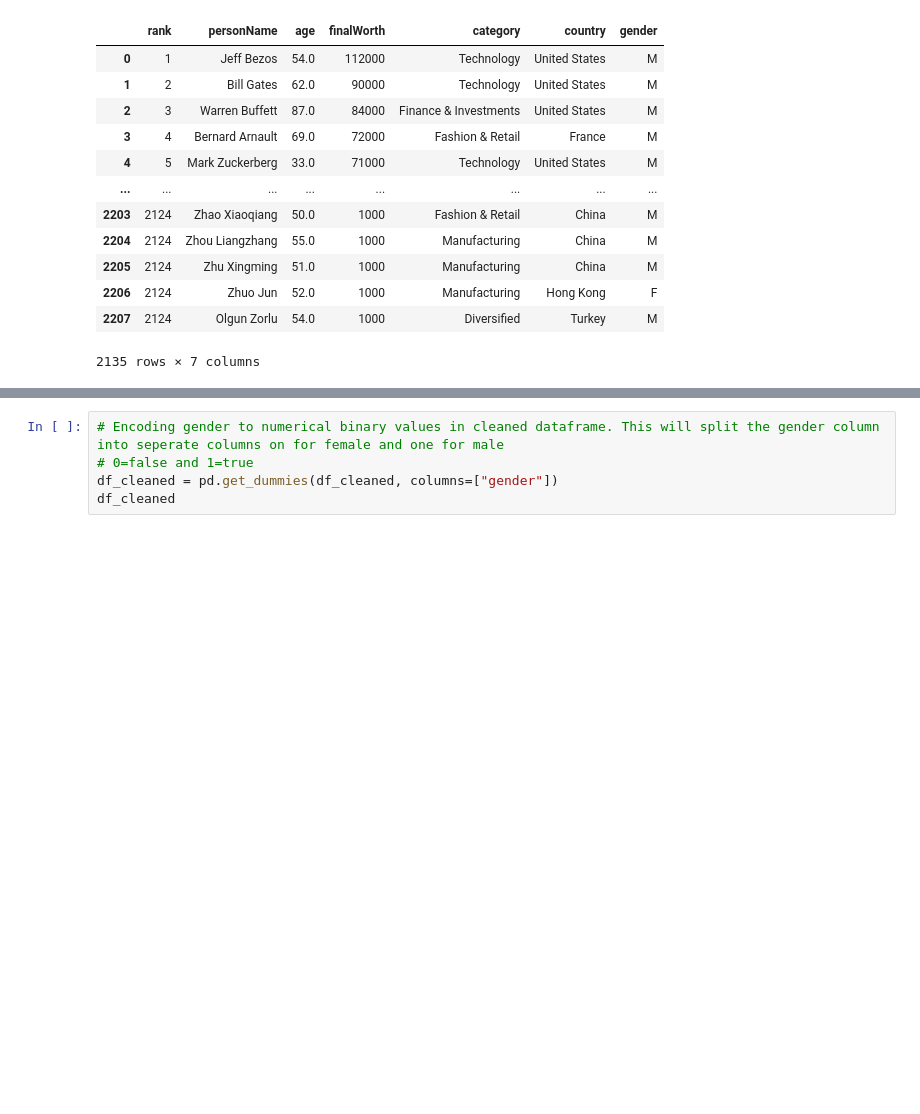
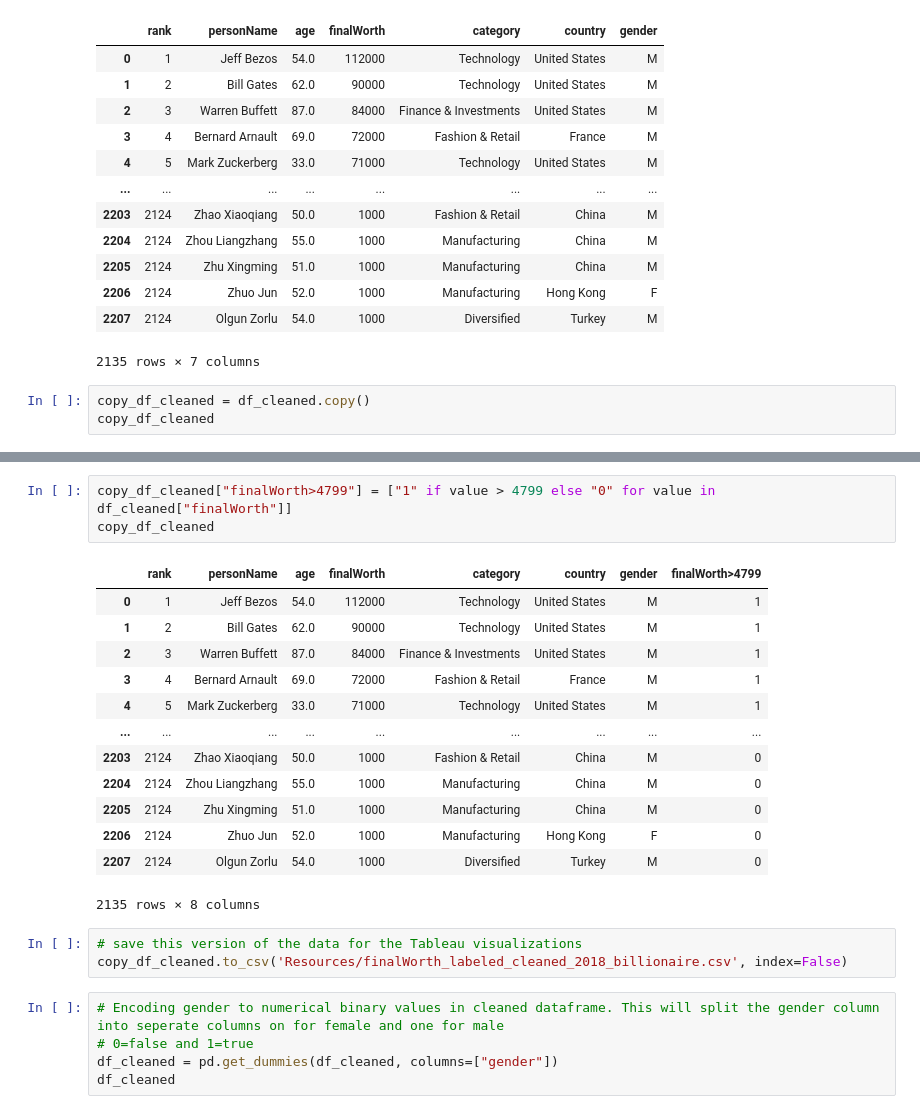
Before and after one commit to SEngel23/Billionaire_Analysis, a Jupyter notebook: cleaning_data_2018.ipynb, the cells around one changed output, grey strips where cells are left out. Saved outputs shown, nothing was run; the diff lists cells and outputs as text; blank space fills up the shorter version.

```diff
--- a/cleaning_data_2018.ipynb
+++ b/cleaning_data_2018.ipynb
@@ -165,3 +165,6 @@ df_cleaned.drop_duplicates()
 | 2206 | 2124 | Zhuo Jun | 52.0 | 1000 | Manufacturing | Hong Kong | F |
 | 2207 | 2124 | Olgun Zorlu | 54.0 | 1000 | Diversified | Turkey | M |
 2135 rows × 7 columns
+# %%
+copy_df_cleaned = df_cleaned.copy()
+copy_df_cleaned
@@ -168,3 +185,23 @@ df_cleaned.drop_duplicates()
+# %%
+copy_df_cleaned["finalWorth>4799"] = ["1" if value > 4799 else "0" for value in df_cleaned["finalWorth"]]
+copy_df_cleaned
+# %% [output]
+|  | rank | personName | age | finalWorth | category | country | gender | finalWorth>4799 |
+| 0 | 1 | Jeff Bezos | 54.0 | 112000 | Technology | United States | M | 1 |
+| 1 | 2 | Bill Gates | 62.0 | 90000 | Technology | United States | M | 1 |
+| 2 | 3 | Warren Buffett | 87.0 | 84000 | Finance & Investments | United States | M | 1 |
+| 3 | 4 | Bernard Arnault | 69.0 | 72000 | Fashion & Retail | France | M | 1 |
+| 4 | 5 | Mark Zuckerberg | 33.0 | 71000 | Technology | United States | M | 1 |
+| ... | ... | ... | ... | ... | ... | ... | ... | ... |
+| 2203 | 2124 | Zhao Xiaoqiang | 50.0 | 1000 | Fashion & Retail | China | M | 0 |
+| 2204 | 2124 | Zhou Liangzhang | 55.0 | 1000 | Manufacturing | China | M | 0 |
+| 2205 | 2124 | Zhu Xingming | 51.0 | 1000 | Manufacturing | China | M | 0 |
+| 2206 | 2124 | Zhuo Jun | 52.0 | 1000 | Manufacturing | Hong Kong | F | 0 |
+| 2207 | 2124 | Olgun Zorlu | 54.0 | 1000 | Diversified | Turkey | M | 0 |
+2135 rows × 8 columns
+# %%
+# save this version of the data for the Tableau visualizations
+copy_df_cleaned.to_csv('Resources/finalWorth_labeled_cleaned_2018_billionaire.csv', index=False)
 # %%
 # Encoding gender to numerical binary values in cleaned dataframe. This will split the gender column into seperate columns on for female and one for male
 # 0=false and 1=true
```
Also changed, not shown: parts of 7 cells of this notebook, 6 other files.
